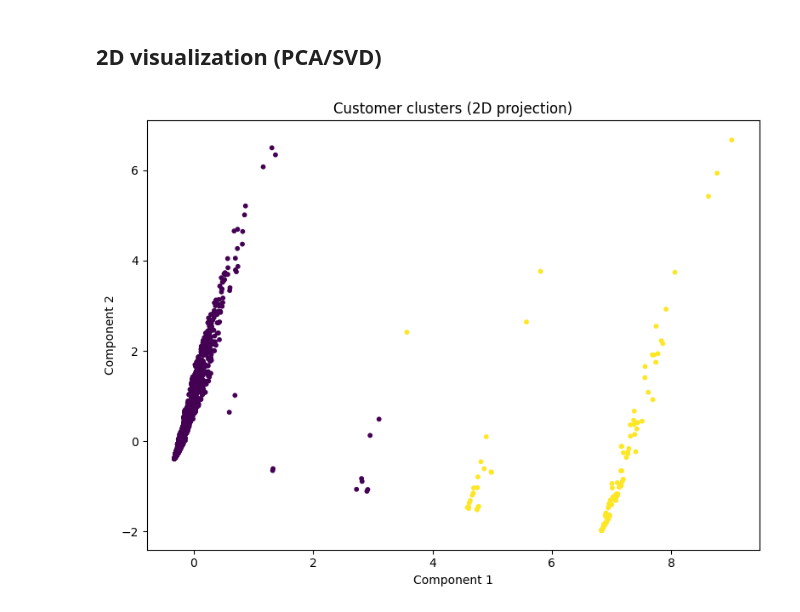
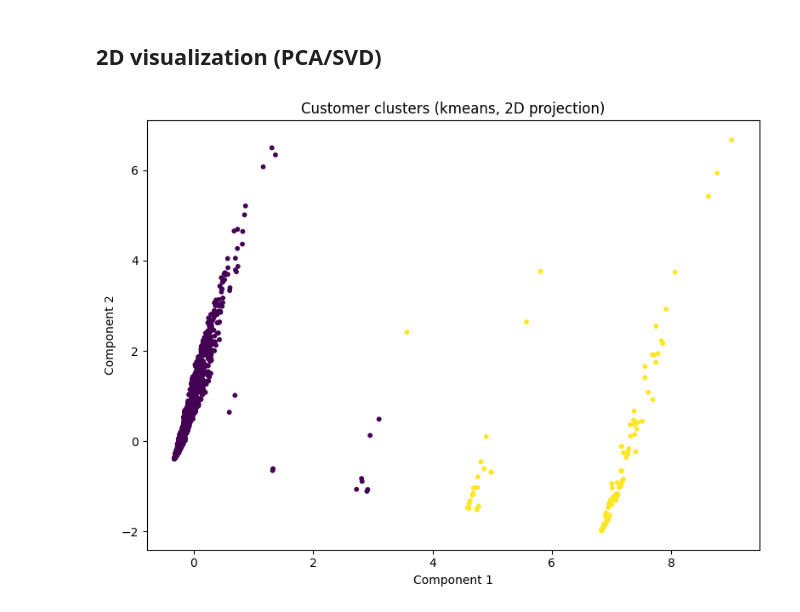
Before and after one commit to nguyenthanhtung2k4/MiniProject_shop_cluster, a Jupyter notebook: notebooks/runs/clustering_from_rules_baseline_run.ipynb, the cells around one changed output. Saved outputs shown, nothing was run; the diff lists cells and outputs as text; code cells hidden in the pictures.

```diff
--- a/notebooks/runs/clustering_from_rules_baseline_run.ipynb
+++ b/notebooks/runs/clustering_from_rules_baseline_run.ipynb
@@ -32,6 +32,7 @@ K_MIN = 2
 K_MAX = 10
 N_CLUSTERS = None            # None => chọn theo silhouette, hoặc đặt số cụ thể (vd 5)
 RANDOM_STATE = 42
+ALGO = "kmeans"              # kmeans | agglomerative
 
 # Output
 OUTPUT_CLUSTER_PATH = "data/processed/customer_clusters_from_rules.csv"
@@ -168,5 +169,11 @@ Chosen k = 2
 # %%
-labels = clusterer.fit_kmeans(X, n_clusters=k, random_state=RANDOM_STATE)
+if ALGO == "agglomerative":
+    print(f"Fitting Agglomerative Clustering with k={k}...")
+    labels = clusterer.fit_agglomerative(X, n_clusters=k)
+else:
+    print(f"Fitting KMeans with k={k}...")
+    labels = clusterer.fit_kmeans(X, n_clusters=k, random_state=RANDOM_STATE)
+
 meta_out = meta.copy()
 meta_out['cluster'] = labels
 
@@ -202,12 +210,12 @@ summary
 # %%
 if PLOT_2D:
     Z = clusterer.project_2d(X, method=PROJECTION_METHOD, random_state=RANDOM_STATE)
     plt.figure(figsize=(8,6))
     plt.scatter(Z[:,0], Z[:,1], c=labels, s=10)
-    plt.title('Customer clusters (2D projection)')
+    plt.title(f'Customer clusters ({ALGO}, 2D projection)')
     plt.xlabel('Component 1')
     plt.ylabel('Component 2')
     plt.tight_layout()
     plt.show()
 # %% [output]
-[figure, old version]
+[figure, new version]
```
Also changed, not shown: parts of 4 cells of this notebook, 20 other files.
